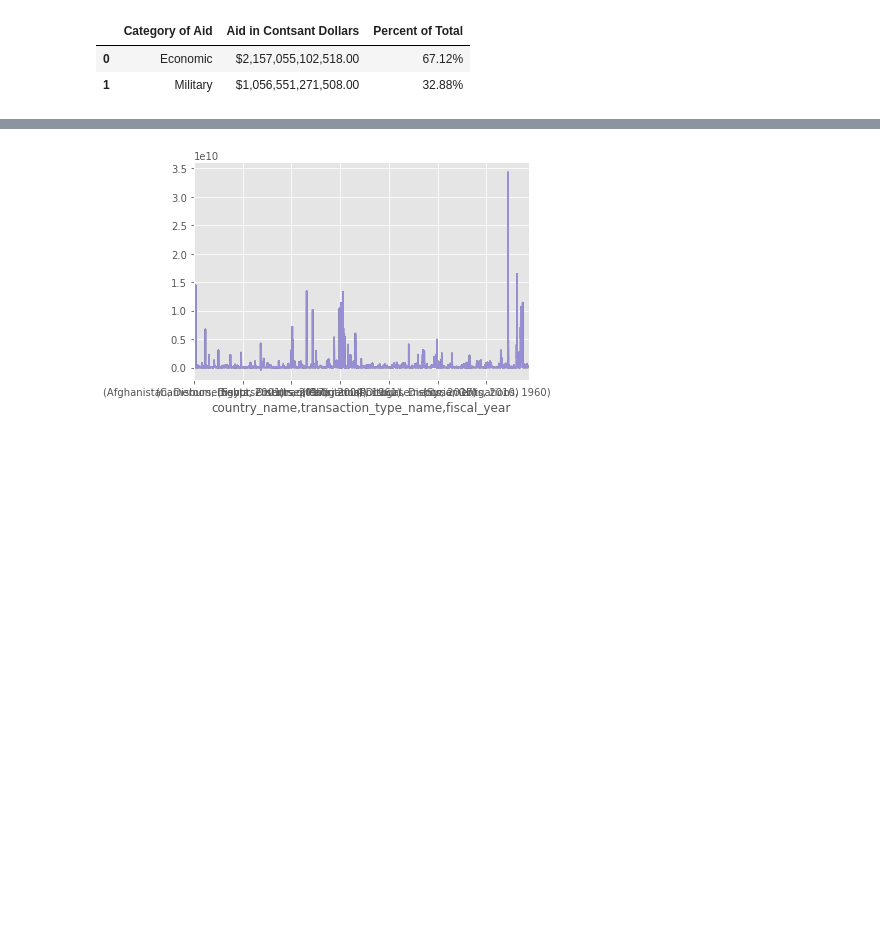
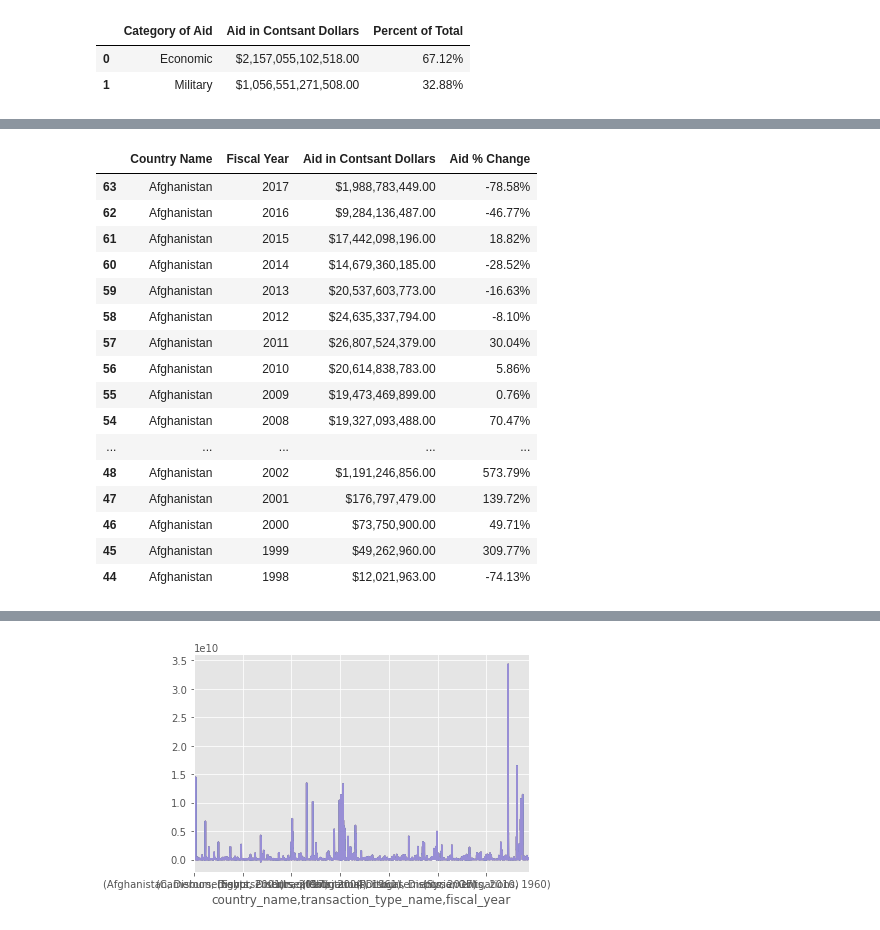
Before and after one commit to alexjhe/Python_Class_Final_Project, a Jupyter notebook: Python_Project_2_Exploratory_Notebook.ipynb, the cells around one changed output, grey strips where cells are left out. Saved outputs shown, nothing was run; the diff lists cells and outputs as text; code cells hidden in the pictures; blank space fills up the shorter version.

```diff
--- a/Python_Project_2_Exploratory_Notebook.ipynb
+++ b/Python_Project_2_Exploratory_Notebook.ipynb
@@ -363,0 +402,23 @@ reduced_sums
+# %%
+# Trends for Afghanistan
+
+reduced_sums_Afghan = reduced_sums[reduced_sums["Country Name"] == "Afghanistan"]
+reduced_sums_Afghan.head(20)
+# %% [output]
+|  | Country Name | Fiscal Year | Aid in Contsant Dollars | Aid % Change |
+| 63 | Afghanistan | 2017 | $1,988,783,449.00 | -78.58% |
+| 62 | Afghanistan | 2016 | $9,284,136,487.00 | -46.77% |
+| 61 | Afghanistan | 2015 | $17,442,098,196.00 | 18.82% |
+| 60 | Afghanistan | 2014 | $14,679,360,185.00 | -28.52% |
+| 59 | Afghanistan | 2013 | $20,537,603,773.00 | -16.63% |
+| 58 | Afghanistan | 2012 | $24,635,337,794.00 | -8.10% |
+| 57 | Afghanistan | 2011 | $26,807,524,379.00 | 30.04% |
+| 56 | Afghanistan | 2010 | $20,614,838,783.00 | 5.86% |
+| 55 | Afghanistan | 2009 | $19,473,469,899.00 | 0.76% |
+| 54 | Afghanistan | 2008 | $19,327,093,488.00 | 70.47% |
+| ... | ... | ... | ... | ... |
+| 48 | Afghanistan | 2002 | $1,191,246,856.00 | 573.79% |
+| 47 | Afghanistan | 2001 | $176,797,479.00 | 139.72% |
+| 46 | Afghanistan | 2000 | $73,750,900.00 | 49.71% |
+| 45 | Afghanistan | 1999 | $49,262,960.00 | 309.77% |
+| 44 | Afghanistan | 1998 | $12,021,963.00 | -74.13% |
```
Also changed, not shown: parts of 7 cells of this notebook.
